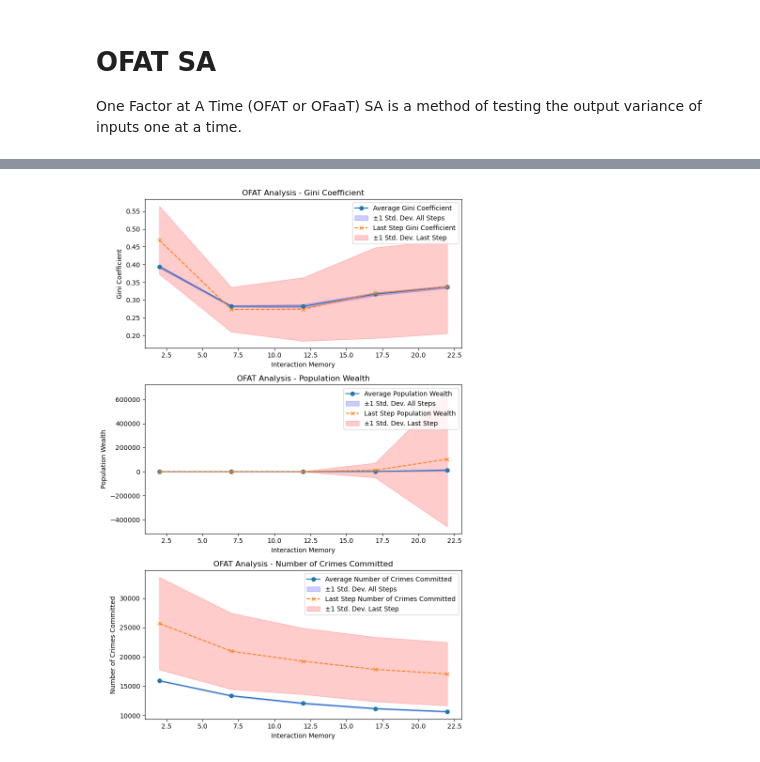
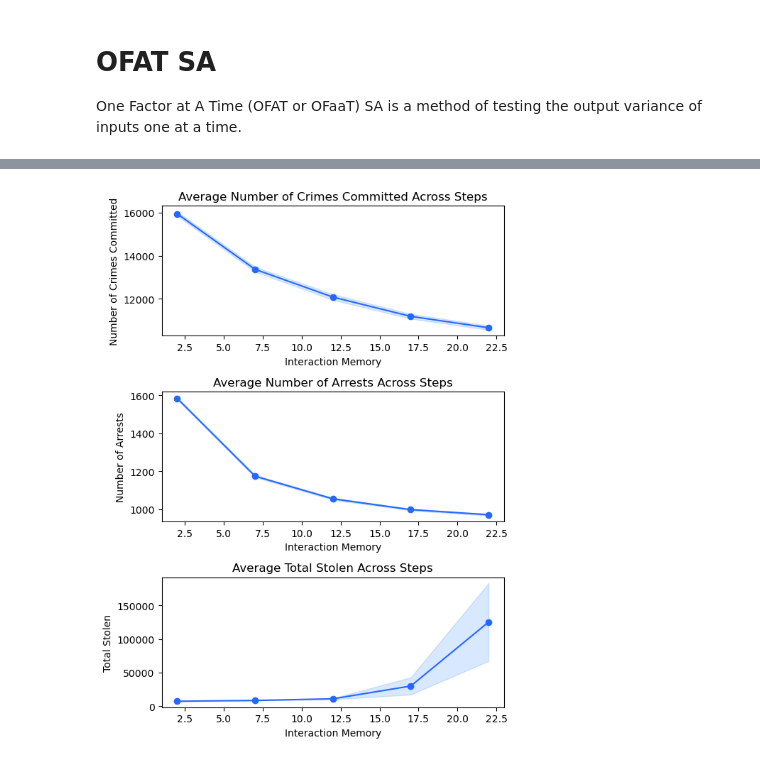
Before and after one commit to nabilasiregar/abm-project, a Jupyter notebook: notebooks/sensitivity_analysis.ipynb, the cells around one changed output, grey strips where cells are left out. Cells and saved outputs as stored; diff of their text form; code cells hidden in the pictures.

```diff
--- a/notebooks/sensitivity_analysis.ipynb
+++ b/notebooks/sensitivity_analysis.ipynb
@@ -26,4 +40,4 @@ plot_ofat_analysis(data, 'risk_aversion_std', 'Risk Profile', 'OFAT Analysis')
 # %%
-plot_ofat_analysis(data, 'interaction_memory', 'Interaction Memory', 'OFAT Analysis')
+plot_average_all_steps(data, 'interaction_memory', 'Interaction Memory')
 # %% [output]
-[figure, old version]
+[figure, new version]
```
Also changed, not shown: parts of 7 cells of this notebook, 2 other files.
